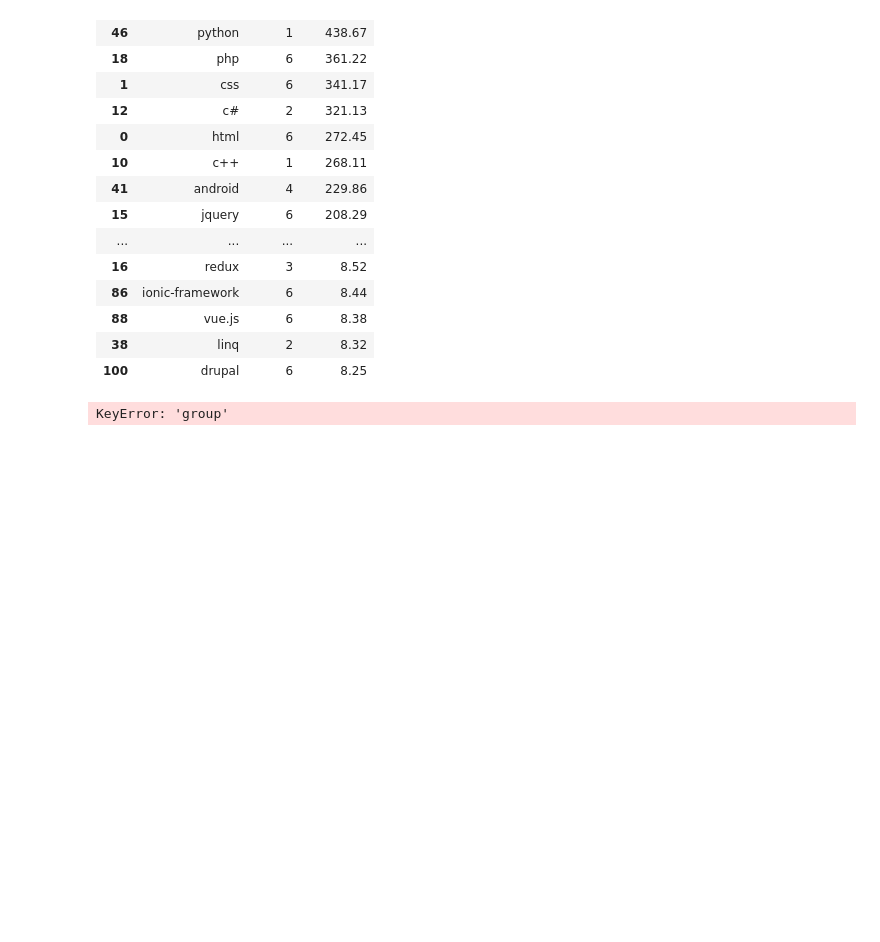
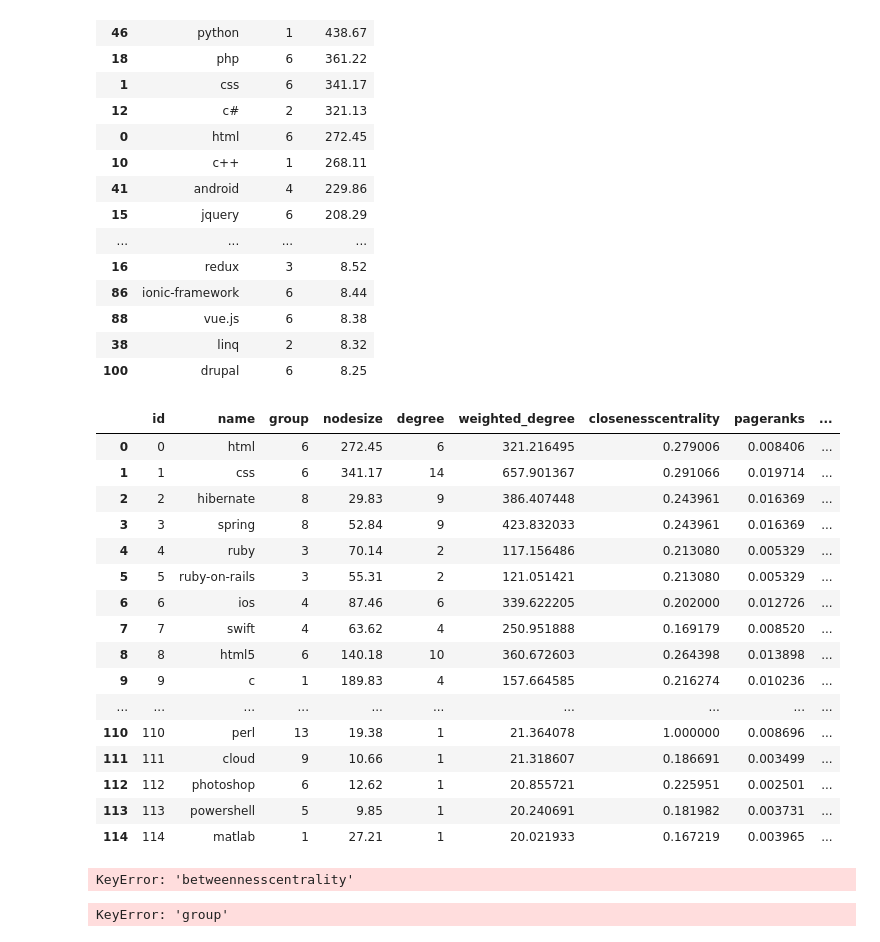
Before and after one commit to cake-dev/cake-dev.github.io, a Jupyter notebook: D3_Practice/data_notebook.ipynb, the cells around one changed output. Saved outputs shown, nothing was run; the diff lists cells and outputs as text; code cells hidden in the pictures; blank space fills up the shorter version.

Commit message:
data changes

```diff
--- a/D3_Practice/data_notebook.ipynb
+++ b/D3_Practice/data_notebook.ipynb
@@ -203,3 +215,23 @@ stack_nodes
 | 100 | drupal | 6 | 8.25 |
 # %%
 stack_nodes.to_csv("networks/data/stack_overflow/stack_network_nodeasdasds.csv")
+# %%
+stack_d
+# %% [output]
+|  | id | name | group | nodesize | degree | weighted_degree | closenesscentrality | pageranks | ... |
+| 0 | 0 | html | 6 | 272.45 | 6 | 321.216495 | 0.279006 | 0.008406 | ... |
+| 1 | 1 | css | 6 | 341.17 | 14 | 657.901367 | 0.291066 | 0.019714 | ... |
+| 2 | 2 | hibernate | 8 | 29.83 | 9 | 386.407448 | 0.243961 | 0.016369 | ... |
+| 3 | 3 | spring | 8 | 52.84 | 9 | 423.832033 | 0.243961 | 0.016369 | ... |
+| 4 | 4 | ruby | 3 | 70.14 | 2 | 117.156486 | 0.213080 | 0.005329 | ... |
+| 5 | 5 | ruby-on-rails | 3 | 55.31 | 2 | 121.051421 | 0.213080 | 0.005329 | ... |
+| 6 | 6 | ios | 4 | 87.46 | 6 | 339.622205 | 0.202000 | 0.012726 | ... |
+| 7 | 7 | swift | 4 | 63.62 | 4 | 250.951888 | 0.169179 | 0.008520 | ... |
+| 8 | 8 | html5 | 6 | 140.18 | 10 | 360.672603 | 0.264398 | 0.013898 | ... |
+| 9 | 9 | c | 1 | 189.83 | 4 | 157.664585 | 0.216274 | 0.010236 | ... |
+| ... | ... | ... | ... | ... | ... | ... | ... | ... | ... |
+| 110 | 110 | perl | 13 | 19.38 | 1 | 21.364078 | 1.000000 | 0.008696 | ... |
+| 111 | 111 | cloud | 9 | 10.66 | 1 | 21.318607 | 0.186691 | 0.003499 | ... |
+| 112 | 112 | photoshop | 6 | 12.62 | 1 | 20.855721 | 0.225951 | 0.002501 | ... |
+| 113 | 113 | powershell | 5 | 9.85 | 1 | 20.240691 | 0.181982 | 0.003731 | ... |
+| 114 | 114 | matlab | 1 | 27.21 | 1 | 20.021933 | 0.167219 | 0.003965 | ... |
@@ -213,7 +247,9 @@ def create_nodes_links_json_from_stack_data(stack_nodes, stack_links):
         links.append({"source": row["source"], "target": row["target"], "value": row["value"]})
     return {"nodes": nodes, "links": links}
 # %%
-stack_net = create_nodes_links_json_from_stack_data(stack_nodes, stack_links)
+stack_net = create_nodes_links_json_from_stack_data(stack_d, stack_links)
+# %% [output]
+KeyError: 'betweennesscentrality'
 # %%
 def write_json_to_file(filename, data):
     with open(filename, 'w') as fp:
```
Also changed, not shown: parts of 3 cells of this notebook, 1 other file.
